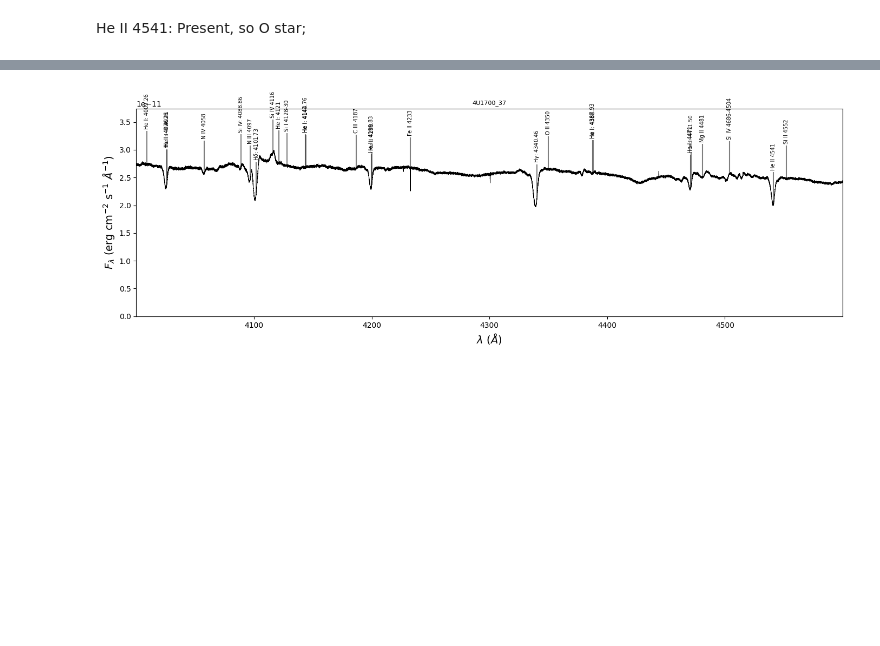
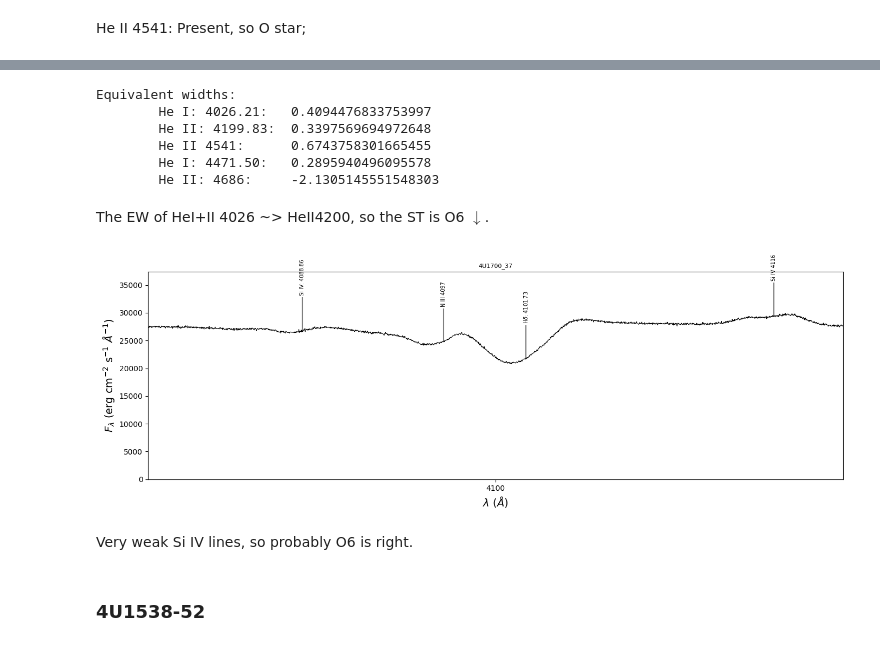
Before and after one commit to LvV210/MasterProject, a Jupyter notebook: SpectralTypes/SpectralClassification.ipynb, the cells around one changed output, grey strips where cells are left out. Cells and saved outputs as stored; diff of their text form; code cells hidden in the pictures; blank space fills up the shorter version.

Commit message:
Spectral Classification for 4U1700

```diff
--- a/SpectralTypes/SpectralClassification.ipynb
+++ b/SpectralTypes/SpectralClassification.ipynb
@@ -30,6 +30,7 @@ HeII4541 = 4541 # Angstrom
 HeI_II4026 = 4026
 HeII4200 = 4200
 HeI4471 = 4471
+SiIV4089_4116 = 4100
 # %%
 # Select the spectrum with the given wavelength
 def select_spectrum(spectra: list, central_wav: float)->tuple:
@@ -257,8 +343,23 @@ plt.show()
+# %%
+print("Equivalent widths:")
+for line in spectral_line_crops(object_name)['lines']:
+    print(f"\t{line[1]}:\t", equivalent_width(object_name, line, False))
+# %% [output]
+Equivalent widths:
+        He I: 4026.21:   0.4094476833753997
+        He II: 4199.83:  0.3397569694972648
+        He II 4541:      0.6743758301665455
+        He I: 4471.50:   0.2895940496095578
+        He II: 4686:     -2.1305145551548303
+# %% [markdown]
+The EW of HeI+II 4026 ~> HeII4200, so the ST is O6 $\downarrow$.
 # %%
-object_name = '4U1700_37'
-wavelength, flux = select_spectrum(spectra[object_name], HeII4541)
-wavelength, flux = extract_spectrum_within_range(wavelength, flux, 4000, 4600)
-
-plot_spectrum(wavelength, flux * 10E-16, object_name)
+wavelength, flux = select_spectrum(spectra[object_name], SiIV4089_4116)
+wavelength, flux = extract_spectrum_within_range(wavelength, flux, SiIV4089_4116-20, SiIV4089_4116+20)
+plot_spectrum(wavelength, flux, object_name)
 # %% [output]
-[figure, old version]
+[figure, new version]
+# %% [markdown]
+Very weak Si IV lines, so probably O6 is right.
+# %% [markdown]
+### 4U1538-52
```
Also changed, not shown: parts of 4 cells of this notebook, 1 other file.
